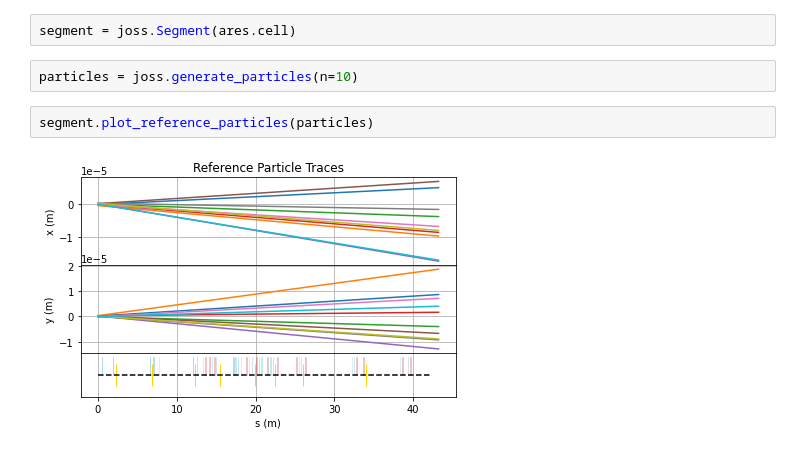
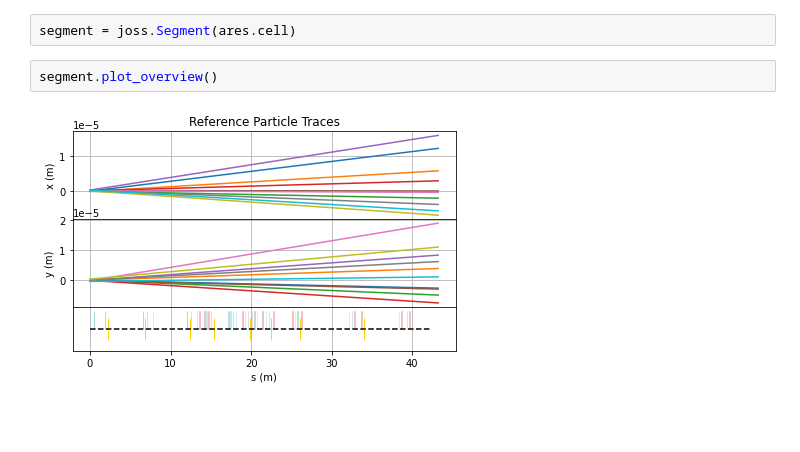
Before and after one commit to desy-ml/cheetah, a Jupyter notebook: test_plot_ares.ipynb, the cells around one changed output. Drawn from its saved outputs; the diff is of its cells as text; blank space fills up the shorter version.

```diff
--- a/test_plot_ares.ipynb
+++ b/test_plot_ares.ipynb
@@ -7,9 +7,7 @@ import numpy as np
 initializing ocelot...
 # %%
 segment = joss.Segment(ares.cell)
-# %%
-particles = joss.generate_particles(n=10)
-# %%
-segment.plot_reference_particles(particles)
-# %% [output]
-[figure, removed]
+# %%
+segment.plot_overview()
+# %% [output]
+[figure, added]
```
Also changed, not shown: 3 other files.
